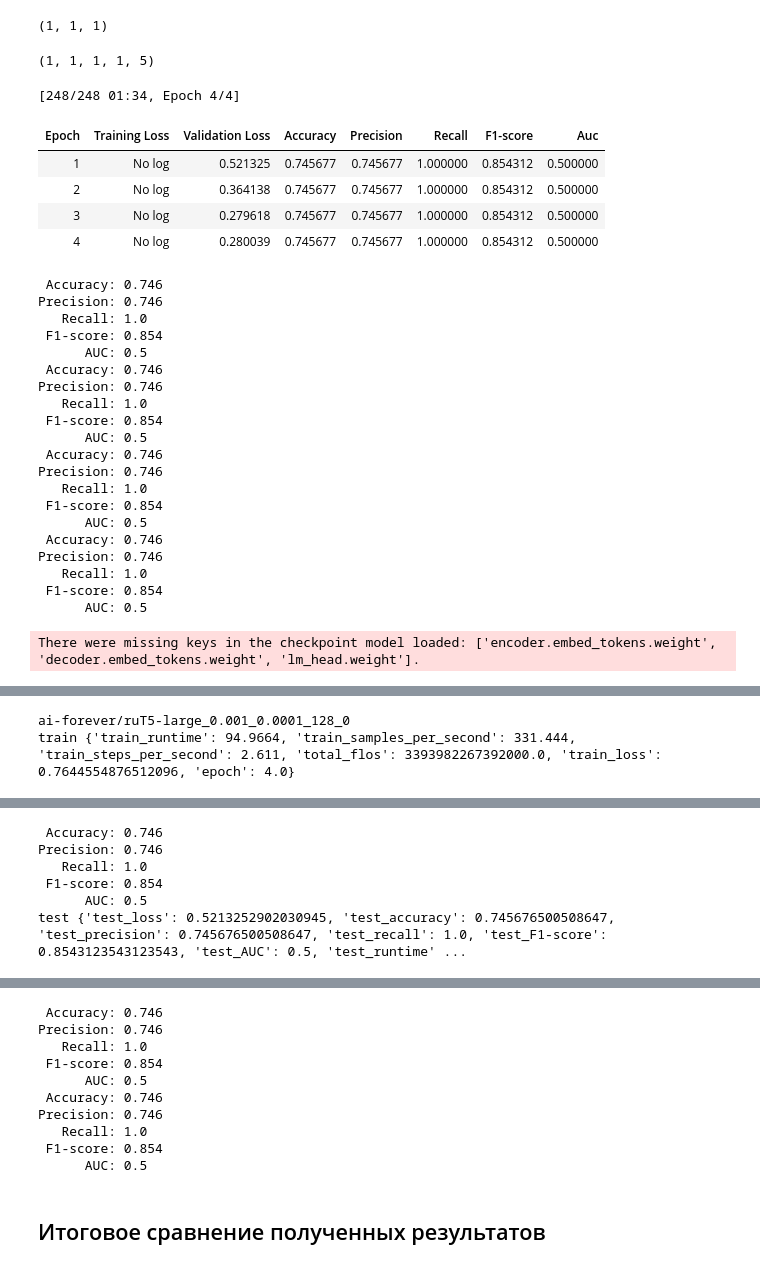
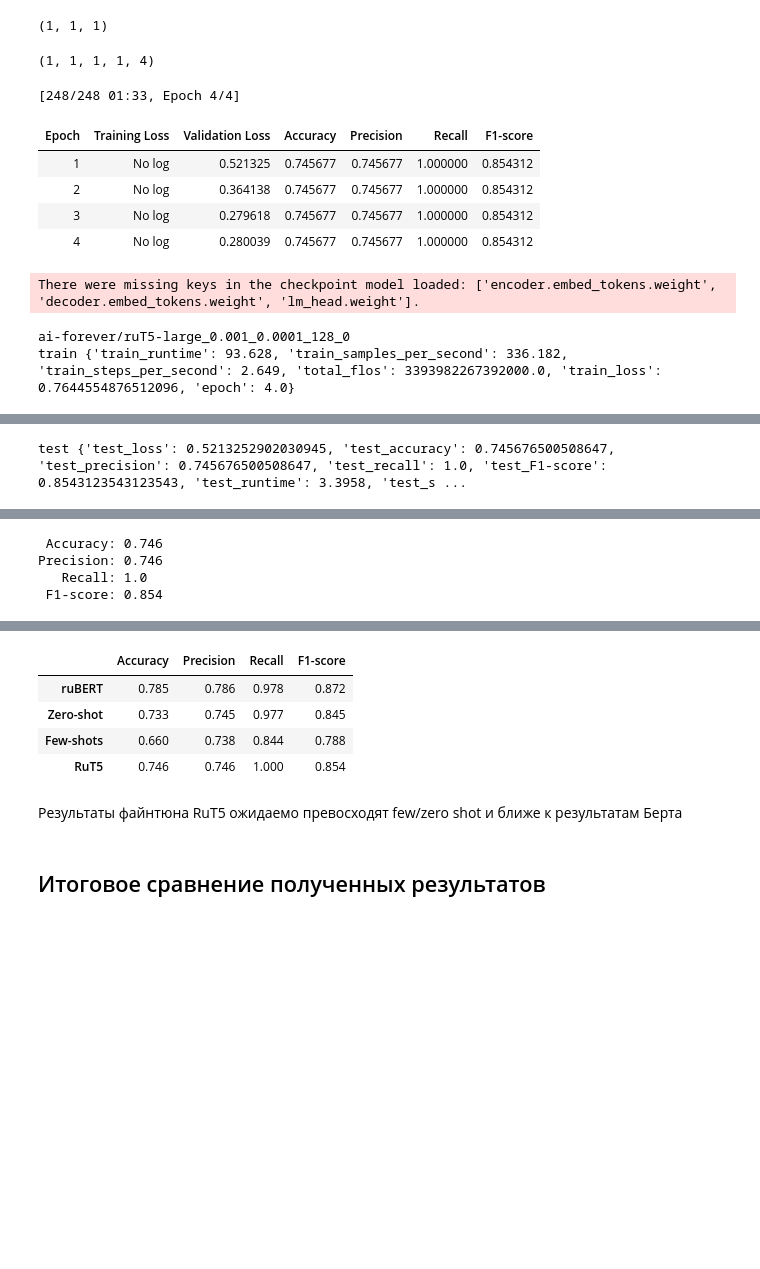
Before and after one commit to DzenGarden/Otus-ML, a Jupyter notebook: otus-nlp/hw-03-BERT.Models/bert-models.ipynb, the cells around one changed output, grey strips where cells are left out. Saved outputs shown, nothing was run; the diff lists cells and outputs as text; code cells hidden in the pictures; blank space fills up the shorter version.

Commit message:
NLP hw-03 BERT Models RuT5 updated

```diff
--- a/otus-nlp/hw-03-BERT.Models/bert-models.ipynb
+++ b/otus-nlp/hw-03-BERT.Models/bert-models.ipynb
@@ -246,7 +246,7 @@ best_eval_loss = float('inf')
 # empty list to store loss for each epoch
 losses = []
 
-for epoch in trange(1):  ## !!! Debugging - Do not forget revert back to 5!
+for epoch in trange(5):
     pbar = tqdm(train_dataloader)
     model.train()
     for i, batch in enumerate(pbar):
@@ -280,19 +284,17 @@ Epoch: 1 Train Loss: 0.5661448127031327 Eval Loss: 0.5320105203162364 Accuracy 0
 # %%
 def quality(true_y, prediction_y, ndig=3):
     """
-    Evaluates and returns the following metrics: Accuracy, Precision, Recall, F1-score, AUC
+    Evaluates and returns the following metrics: Accuracy, Precision, Recall, F1-score
     """
     accuracy = round(accuracy_score(true_y, prediction_y), ndig)
     precision = round(precision_score(true_y, prediction_y), ndig)
     recall = round(recall_score(true_y, prediction_y), ndig)
     f1 = round(f1_score(true_y, prediction_y), ndig)
-    auc = round(roc_auc_score(true_y, prediction_y), ndig)
     print(f" Accuracy: {accuracy}")
     print(f"Precision: {precision}")
     print(f"   Recall: {recall}")
     print(f" F1-score: {f1}")
-    print(f"      AUC: {auc}")
-    return [accuracy, precision, recall, f1, auc]
+    return [accuracy, precision, recall, f1]
 # %%
 results = {}
 # %%
@@ -655,17 +653,13 @@ def compute_metrics(p, tokenizer):
     precision_result = PRECISION.compute(predictions=int_preds, references=int_labels)
     recall_result = RECALL.compute(predictions=int_preds, references=int_labels)
     f1_result = F1.compute(predictions=int_preds, references=int_labels)
-    #auc_result = ROC_AUC.compute(predictions=int_preds, references=int_labels)
     #mcc_result = MCC.compute(predictions=int_preds, references=int_labels)
 
     result = {"accuracy": acc_result["accuracy"],
               "precision": precision_result["precision"],
               "recall": recall_result["recall"],
-              "F1-score": f1_result["f1"],
-              "AUC": 0.5 ##auc_result["roc_auc"]
+              "F1-score": f1_result["f1"]
              }
-    ## Debugging intermediate results on each step
-    ##results['RuT5-in'] = quality(int_labels, int_preds)
 
     return result
 # %%
@@ -780,11 +774,11 @@ len(LR_VALUES), len(DECAY_VALUES), len(BATCH_SIZES)
 (1, 1, 1)
 # %%
 # seed, lr, wd, bs
-dev_metrics_per_run = np.empty((N_SEEDS, len(LR_VALUES), len(DECAY_VALUES), len(BATCH_SIZES), 5))
+dev_metrics_per_run = np.empty((N_SEEDS, len(LR_VALUES), len(DECAY_VALUES), len(BATCH_SIZES), 4))
 # %%
 dev_metrics_per_run.shape
 # %% [output]
-(1, 1, 1, 1, 5)
+(1, 1, 1, 1, 4)
 # %%
 for i, learning_rate in enumerate(LR_VALUES):
     for j, weight_decay in enumerate(DECAY_VALUES):
@@ -834,58 +828,39 @@ for i, learning_rate in enumerate(LR_VALUES):
                 #os.makedirs(f"results/{run_base_dir}_{seed}", exist_ok=True)
 
                 dev_predictions = trainer.predict(
                     test_dataset=tokenized_splits["test"], metric_key_prefix="test", max_length=10
                 )
                 print("test", dev_predictions.metrics)
                 dev_metrics_per_run[seed, i, j, k] = (
                     dev_predictions.metrics["test_accuracy"],
                     dev_predictions.metrics["test_precision"],
                     dev_predictions.metrics["test_recall"],
                     dev_predictions.metrics["test_F1-score"],
-                    dev_predictions.metrics["test_AUC"],
                     #dev_predictions.metrics["test_mcc"],
                 )
 
                 predictions = trainer.predict(test_dataset=tokenized_splits["test"], max_length=10)
 
                 string_preds = tokenizer.batch_decode(predictions.predictions, skip_special_tokens=True)
 
                 int_preds = [1 if prediction == POS_LABEL else 0 for prediction in string_preds]
                 int_preds = np.asarray(int_preds)
                 # Calculating metrics
                 results['RuT5'] = quality(eval_targets, int_preds)
 
                 #np.save(f"results/{run_base_dir}_{seed}/preds.npy", int_preds)
 
                 #rmtree(f"checkpoints/{run_base_dir}")
 
 #os.makedirs("results_agg", exist_ok=True)
 #np.save(f"results_agg/{model_name}_dev.npy", dev_metrics_per_run)
 # %% [output]
-[248/248 01:34, Epoch 4/4]
+[248/248 01:33, Epoch 4/4]
-| Epoch | Training Loss | Validation Loss | Accuracy | Precision | Recall | F1-score | Auc |
-| 1 | No log | 0.521325 | 0.745677 | 0.745677 | 1.000000 | 0.854312 | 0.500000 |
-| 2 | No log | 0.364138 | 0.745677 | 0.745677 | 1.000000 | 0.854312 | 0.500000 |
-| 3 | No log | 0.279618 | 0.745677 | 0.745677 | 1.000000 | 0.854312 | 0.500000 |
-| 4 | No log | 0.280039 | 0.745677 | 0.745677 | 1.000000 | 0.854312 | 0.500000 |
+| Epoch | Training Loss | Validation Loss | Accuracy | Precision | Recall | F1-score |
+| 1 | No log | 0.521325 | 0.745677 | 0.745677 | 1.000000 | 0.854312 |
+| 2 | No log | 0.364138 | 0.745677 | 0.745677 | 1.000000 | 0.854312 |
+| 3 | No log | 0.279618 | 0.745677 | 0.745677 | 1.000000 | 0.854312 |
+| 4 | No log | 0.280039 | 0.745677 | 0.745677 | 1.000000 | 0.854312 |
- Accuracy: 0.746
-Precision: 0.746
-   Recall: 1.0
- F1-score: 0.854
-      AUC: 0.5
- Accuracy: 0.746
-Precision: 0.746
-   Recall: 1.0
- F1-score: 0.854
-      AUC: 0.5
- Accuracy: 0.746
-Precision: 0.746
-   Recall: 1.0
- F1-score: 0.854
-      AUC: 0.5
- Accuracy: 0.746
-Precision: 0.746
-   Recall: 1.0
- F1-score: 0.854
-      AUC: 0.5
+There were missing keys in the checkpoint model loaded: ['encoder.embed_tokens.weight', 'decoder.embed_tokens.weight', 'lm_head.weight'].
-There were missing keys in the checkpoint model loaded: ['encoder.embed_tokens.weight', 'decoder.embed_tokens.weight', 'lm_head.weight'].
+ai-forever/ruT5-large_0.001_0.0001_128_0
+train {'train_runtime': 93.628, 'train_samples_per_second': 336.182, 'train_steps_per_second': 2.649, 'total_flos': 3393982267392000.0, 'train_loss': 0.7644554876512096, 'epoch': 4.0}
@@ -892,2 +868 @@ There were missing keys in the checkpoint model loaded: ['encoder.embed_tokens.w
-ai-forever/ruT5-large_0.001_0.0001_128_0
-train {'train_runtime': 94.9664, 'train_samples_per_second': 331.444, 'train_steps_per_second': 2.611, 'total_flos': 3393982267392000.0, 'train_loss': 0.7644554876512096, 'epoch': 4.0}
+test {'test_loss': 0.5213252902030945, 'test_accuracy': 0.745676500508647, 'test_precision': 0.745676500508647, 'test_recall': 1.0, 'test_F1-score': 0.8543123543123543, 'test_runtime': 3.3958, 'test_s ...
@@ -896,5 +871,3 @@ train {'train_runtime': 94.9664, 'train_samples_per_second': 331.444, 'train_ste
 Precision: 0.746
    Recall: 1.0
  F1-score: 0.854
-      AUC: 0.5
-test {'test_loss': 0.5213252902030945, 'test_accuracy': 0.745676500508647, 'test_precision': 0.745676500508647, 'test_recall': 1.0, 'test_F1-score': 0.8543123543123543, 'test_AUC': 0.5, 'test_runtime' ...
@@ -902,13 +874,13 @@ test {'test_loss': 0.5213252902030945, 'test_accuracy': 0.745676500508647, 'test
- Accuracy: 0.746
-Precision: 0.746
-   Recall: 1.0
- F1-score: 0.854
-      AUC: 0.5
- Accuracy: 0.746
-Precision: 0.746
-   Recall: 1.0
- F1-score: 0.854
-      AUC: 0.5
+# %%
+pd.DataFrame(results, index = ['Accuracy', 'Precision', 'Recall', 'F1-score']).T
+# %% [output]
+|  | Accuracy | Precision | Recall | F1-score |
+| ruBERT | 0.785 | 0.786 | 0.978 | 0.872 |
+| Zero-shot | 0.733 | 0.745 | 0.977 | 0.845 |
+| Few-shots | 0.660 | 0.738 | 0.844 | 0.788 |
+| RuT5 | 0.746 | 0.746 | 1.000 | 0.854 |
+# %% [markdown]
+Результаты файнтюна RuT5 ожидаемо превосходят few/zero shot и ближе к результатам Берта
 # %% [markdown]
 ## Итоговое сравнение полученных результатов
 # %% [markdown]
```
Also changed, not shown: parts of 25 cells of this notebook.
